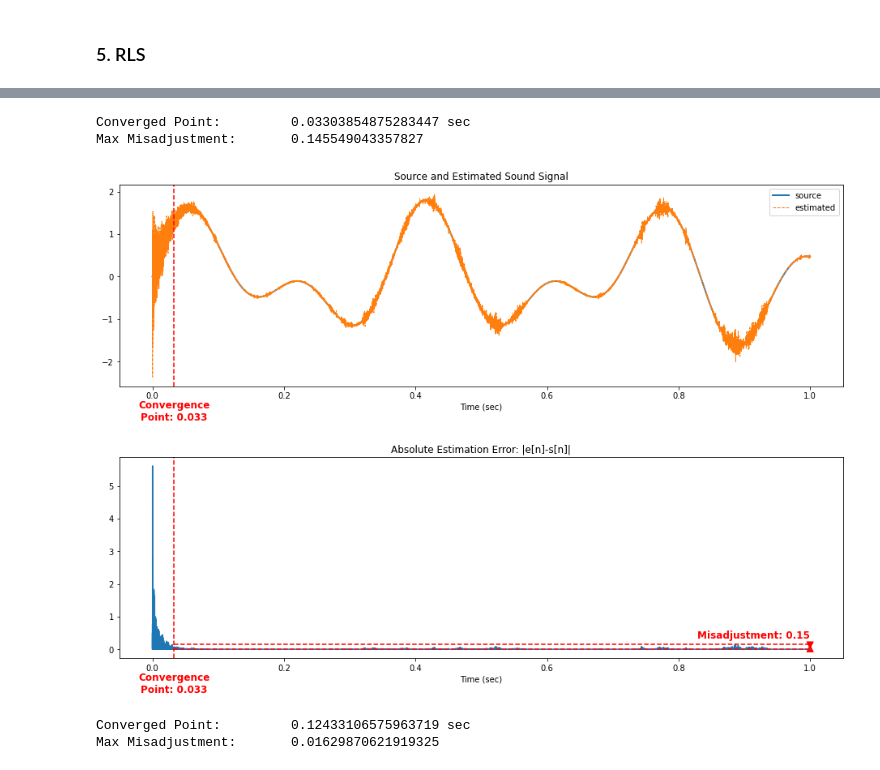
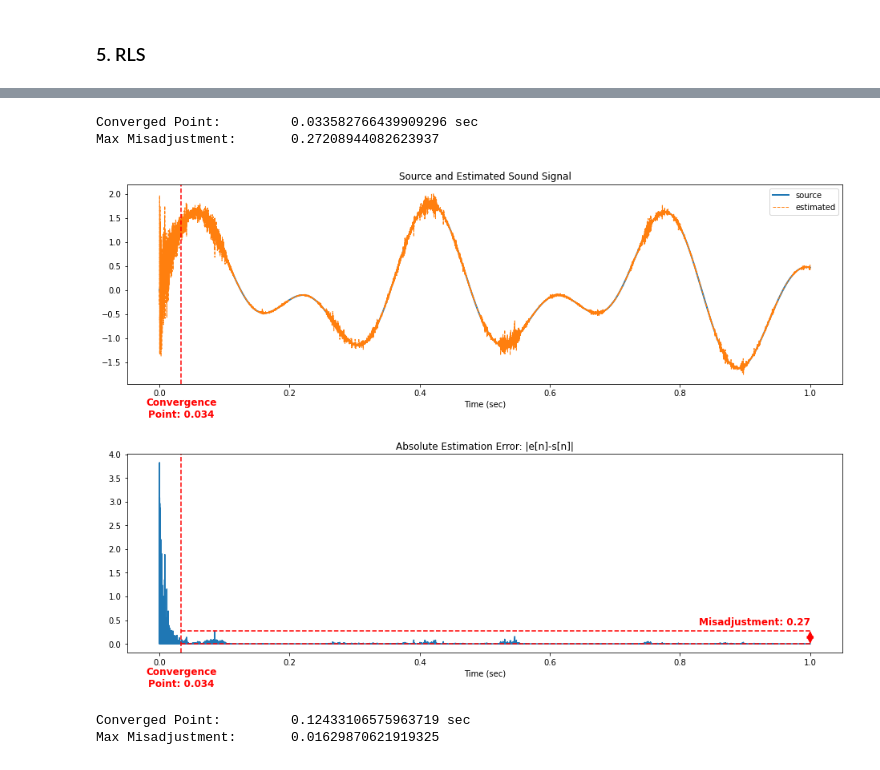
Before and after one commit to okumuskaan/adaptive_filtering, a Jupyter notebook: codes/main.ipynb, the cells around one changed output, grey strips where cells are left out. Saved outputs shown, nothing was run; the diff lists cells and outputs as text; code cells hidden in the pictures.

```diff
--- a/codes/main.ipynb
+++ b/codes/main.ipynb
@@ -245,10 +242,10 @@ Max Misadjustment:       0.01629870621919325
 # %%
-e = rls2(x, d, lbda=.995, delta=.00001, K=5)
+e = rls(x, d, mu=.995, eps=.00001, K=5)
 denoising_plots(t, e, s, fs=44100, T=1, conv_div=50, bufsize=100)
 # %% [output]
-Converged Point:         0.03303854875283447 sec
-Max Misadjustment:       0.145549043357827
+Converged Point:         0.033582766439909296 sec
+Max Misadjustment:       0.27208944082623937
-[figure, old version]
+[figure, new version]
 # %%
 e = rls(x, d, mu=.999, eps=.00001, K=5)
 denoising_plots(t, e, s, fs=44100, T=1, conv_div=50, bufsize=100)
```
Also changed, not shown: parts of 4 cells of this notebook.
